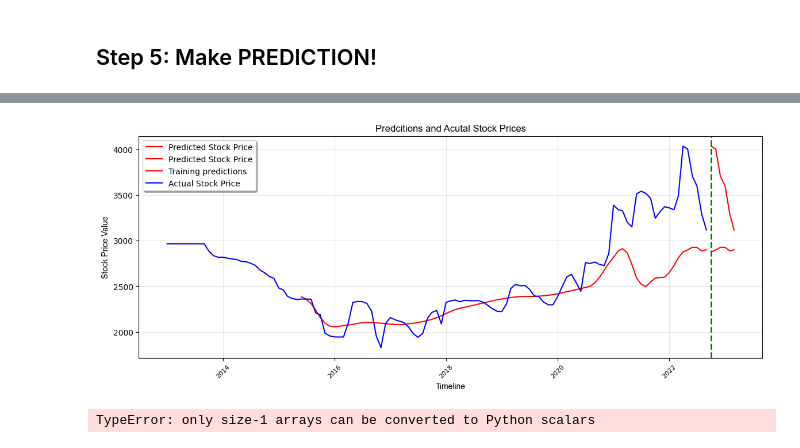
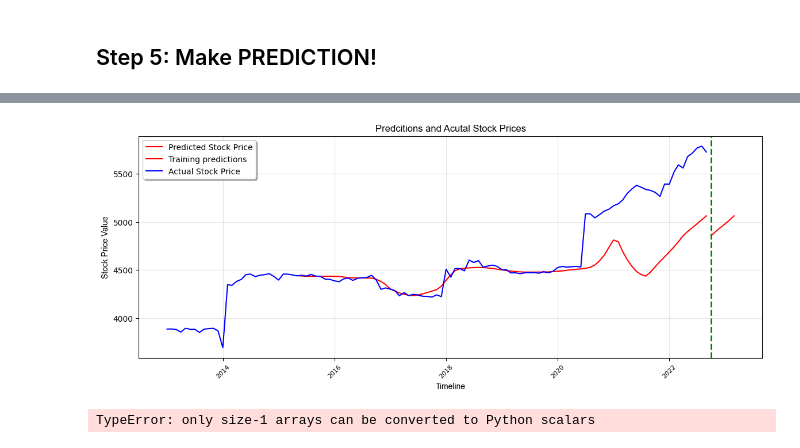
Before and after one commit to FNafisa/Test_repo, a Jupyter notebook: professional/Project PoC/multivariate forecastor.ipynb, the cells around one changed output, grey strips where cells are left out. Cells and saved outputs as stored; diff of their text form; code cells hidden in the pictures.

Commit message:
model structure for all construction materials

```diff
--- a/professional/Project PoC/multivariate forecastor.ipynb
+++ b/professional/Project PoC/multivariate forecastor.ipynb
@@ -29,11 +29,12 @@ Index & Date columns...
 check for null values:
 # %%
 # import training dataset
-dataset_train= pd.read_excel(r'C:\Users\fnafisa\WORKSPACE\professional\Project PoC\Input\data\Construction materials\segregated\حديد تسليح 12مم وطني.xlsx')
+dataset_train= pd.read_excel(r'C:\Users\fnafisa\WORKSPACE\professional\Project PoC\Input\data\Construction materials\segregated\خشب تيك أفريقي.xlsx')
+dataset_train.columns = ['date','price', 'oil_brent', 'tasi', 'gold', 'interest_rate', 'historical']
 dataset_train= dataset_train.sort_values(by=['date'], ascending=True)
 
 # features selection
-cols= list(dataset_train)[1:]
+cols= list(dataset_train)[1:-1]
 
 
 # Extract dates (timestamp format)
@@ -136,11 +137,11 @@ model.compile(optimizer= Adam(learning_rate=.02), loss= 'mean_squared_error')
 # build the model
 model= Sequential()
 model.add(LSTM(units=64, return_sequences=True, input_shape=(n_past, X_train.shape[-1])))
-model.add(Dropout(.5))
+model.add(Dropout(.60))
 model.add(LSTM(units=10, return_sequences=False))
-model.add(Dropout(.3))
+model.add(Dropout(.25))
 model.add(Dense(units=1, activation='linear'))
-model.compile(optimizer= Adam(learning_rate=.01), loss= 'mean_squared_error')
+model.compile(optimizer= Adam(learning_rate=.008), loss= 'mean_squared_error')
 
 # %%time
 es = EarlyStopping(monitor='val_loss', min_delta=1e-10, patience=20, verbose=1)
@@ -207,31 +206,31 @@ y_pred_train = sc_predict.inverse_transform(predictions_train)
 # %%
 PREDICTIONS_FUTURE = pd.DataFrame(y_pred_future, columns=['predicted_forecast']).set_index(pd.Series(datelist_future))
 PREDICTION_TRAIN = pd.DataFrame(y_pred_train, columns=['predicted_training']).set_index(pd.Series(datelist_train[2 * n_past + n_future -1:]))
 dataset_train.index= datelist_train
 # Set plot size
 from pylab import rcParams
 rcParams['figure.figsize'] = 14, 5
 
 # Plot parameters
 START_DATE_FOR_PLOTTING = '2013-01-01'
 
 plt.plot(PREDICTIONS_FUTURE.index, PREDICTIONS_FUTURE['predicted_forecast'], color='r', label='Predicted Stock Price')
-plt.plot(PREDICTIONS_FUTURE_.index, PREDICTIONS_FUTURE_['predicted_forecast'], color='r', label='Predicted Stock Price')
+# plt.plot(PREDICTIONS_FUTURE_.index, PREDICTIONS_FUTURE_['predicted_forecast'], color='r', label='Predicted Stock Price')
 plt.plot(PREDICTION_TRAIN.loc[:].index, PREDICTION_TRAIN.loc[:]['predicted_training'], color='r', label='Training predictions')
 plt.plot(dataset_train.loc[:].index, dataset_train.loc[:]['price'], color='b', label='Actual Stock Price')
 
 plt.axvline(x = min(PREDICTIONS_FUTURE.index), color='green', linewidth=2, linestyle='--')
 
 plt.grid(which='major', color='#cccccc', alpha=0.5)
 
 plt.legend(shadow=True)
 plt.title('Predcitions and Acutal Stock Prices', family='Arial', fontsize=12)
 plt.xlabel('Timeline', family='Arial', fontsize=10)
 plt.ylabel('Stock Price Value', family='Arial', fontsize=10)
 plt.xticks(rotation=45, fontsize=8)
 plt.show()
 # %% [output]
-[figure, old version]
+[figure, new version]
 # %%
 x= len(PREDICTION_TRAIN)
 last_insight= np.array(dataset_train['price'][-x:])
```
Also changed, not shown: parts of 6 cells of this notebook, 2 other files.
